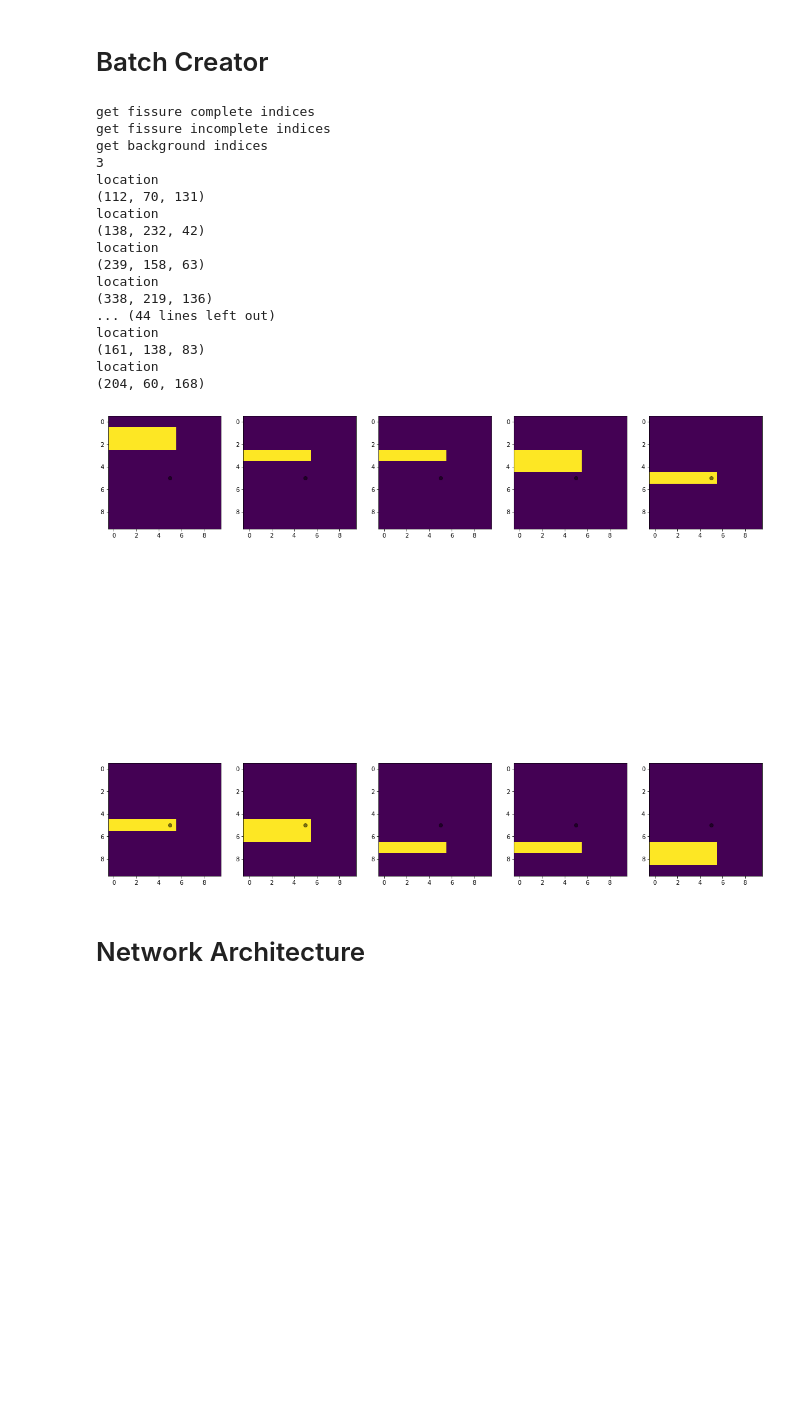
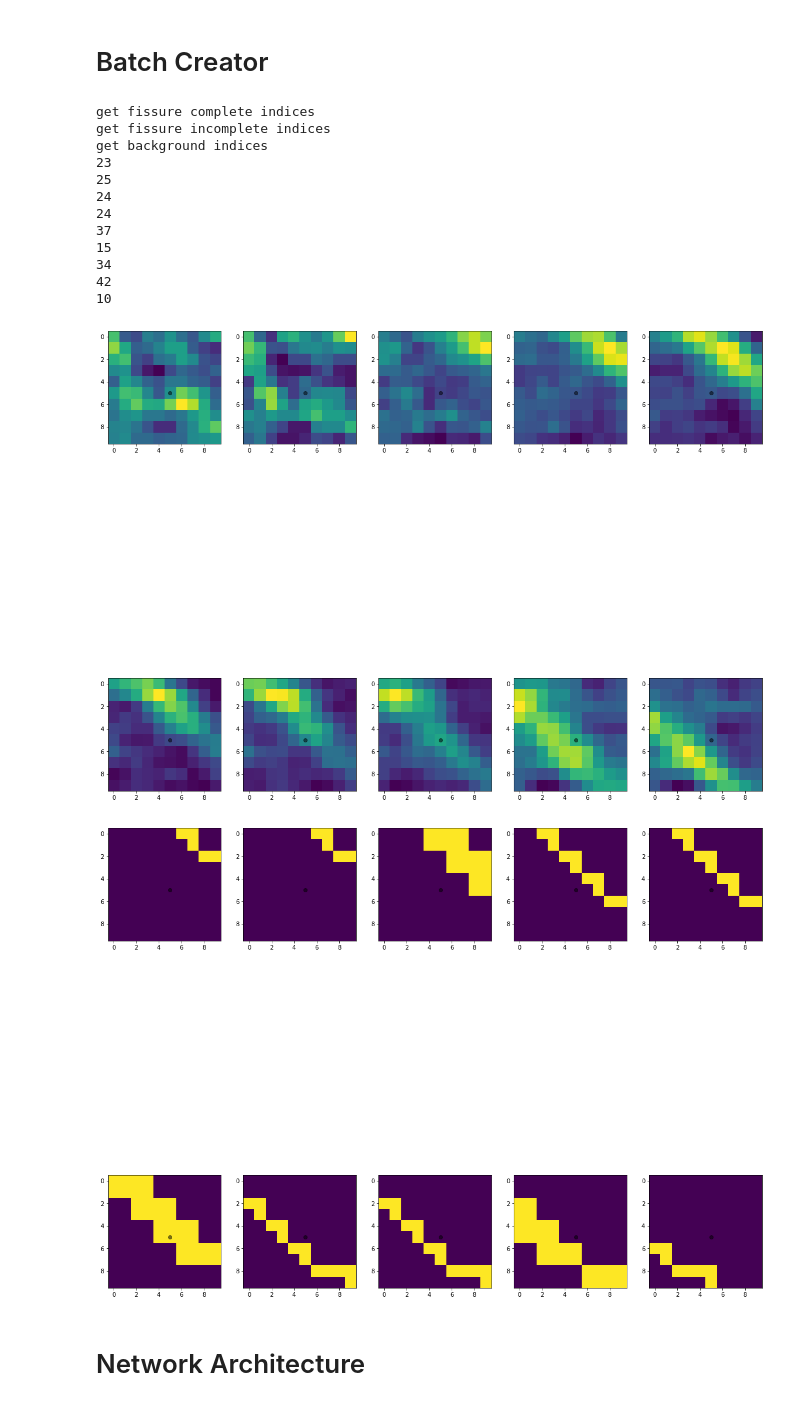
Before and after one commit to SvenDH/ISMI-Fissure-Detection, a Jupyter notebook: patch_extracting.ipynb, the cells around one changed output. Cells and saved outputs as stored; diff of their text form; code cells hidden in the pictures; blank space fills up the shorter version.

Commit message:
Made sure to subtract lung mask from ct image before collecting patch indices and also made sure to only collect fissure incomplete patches from label a + b images.

```diff
--- a/patch_extracting.ipynb
+++ b/patch_extracting.ipynb
@@ -249,13 +249,19 @@ plt.show()
 # %%
 def get_indices(lbls, msks, category):
     if category == "fissure complete":
-        zyx = [np.where(lbl == 2) for lbl in lbls]
+        #zyx = [np.where(lbl == 2) for lbl in lbls]
+        zyx = []
+        for i, lbl in enumerate(lbls):
+            zyx.append(np.where((lbl == 2) & (msks[i] == 3)))
         z = [element[0] for element in zyx]
         y = [element[1] for element in zyx]
         x = [element[2] for element in zyx]
         indices = (z,y,x)
     elif category == "fissure incomplete":
-        zyx = [np.where(lbl == 4) for lbl in lbls]
+        #zyx = [np.where(lbl == 4) for lbl in lbls]
+        zyx = []
+        for i, lbl in enumerate(lbls):
+            zyx.append(np.where((lbl == 4) & (msks[i] == 3)))
         z = [element[0] for element in zyx]
         y = [element[1] for element in zyx]
         x = [element[2] for element in zyx]
@@ -275,10 +281,13 @@ class BatchCreator:
     def __init__(self,patch_extractor,dataset):
         self.patch_extractor = patch_extractor
 
-        # maybe we still need to pad the images?
         self.imgs = np.array(list(map(SimpleITK.GetArrayViewFromImage,dataset['image'].values)))
         self.lbls = np.array(list(map(SimpleITK.GetArrayViewFromImage,dataset['fissuremask'].values)))
         self.msks = np.array(list(map(SimpleITK.GetArrayViewFromImage,dataset['lungmask'].values)))
+
+        self.a_indices = dataset.index[dataset['label'] == "a"].tolist()
+        self.b_indices = dataset.index[dataset['label'] == "b"].tolist()
+        self.c_indices = dataset.index[dataset['label'] == "c"].tolist()
 
 
         # pre calculate the fissure complete, fissure incomplete, background indices
@@ -304,24 +313,21 @@ class BatchCreator:
 
         for i in range(batch_size):
             if i%3 == 0:
-                img_index = np.random.choice(len(fcz))
+                img_index = np.random.choice(self.a_indices+self.b_indices+self.c_indices)
                 z, y, x = fcz[img_index], fcy[img_index], fcx[img_index]
                 random_index = np.random.choice(len(z))
                 location = z[random_index], y[random_index], x[random_index]
                 x_data[i] = self.patch_extractor.get_patch(self.imgs[img_index],location)
                 y_data[i] = self.patch_extractor.get_patch(self.lbls[img_index],location)
             elif i%2 == 0:
-                img_index = np.random.choice(len(fiz))
+                img_index = np.random.choice(self.a_indices+self.b_indices)
                 z, y, x = fiz[img_index], fiy[img_index], fix[img_index]
-                while len(z) == 0:
-                    img_index = np.random.choice(len(fiz))
-                    z, y, x = fiz[img_index], fiy[img_index], fix[img_index]
                 random_index = np.random.choice(len(z))
                 location = z[random_index], y[random_index], x[random_index]
                 x_data[i] = self.patch_extractor.get_patch(self.imgs[img_index],location)
                 y_data[i] = self.patch_extractor.get_patch(self.lbls[img_index],location)
             else:
-                img_index = np.random.choice(len(bz))
+                img_index = np.random.choice(self.a_indices+self.b_indices+self.c_indices)
                 z, y, x = bz[img_index], by[img_index], bx[img_index]
                 random_index = np.random.choice(len(z))
                 location = z[random_index], y[random_index], x[random_index]
@@ -345,24 +351,21 @@ x, y = batch_creator.create_batch(28)
 get fissure complete indices
 get fissure incomplete indices
 get background indices
-3
-location
-(112, 70, 131)
-location
-(138, 232, 42)
-location
-(239, 158, 63)
-location
-(338, 219, 136)
-... (44 lines left out)
-location
-(161, 138, 83)
-location
-(204, 60, 168)
+23
+25
+24
+24
+37
+15
+34
+42
+10
 # %%
+patchVisualizer(x[0],patch_size)
 patchVisualizer(y[0],patch_size)
 # %% [output]
-[figure, old version]
+[figure, new version]
+[figure, added]
 # %% [markdown]
 # Network Architecture
 # %% [markdown]
```
Also changed, not shown: parts of 6 cells of this notebook.
